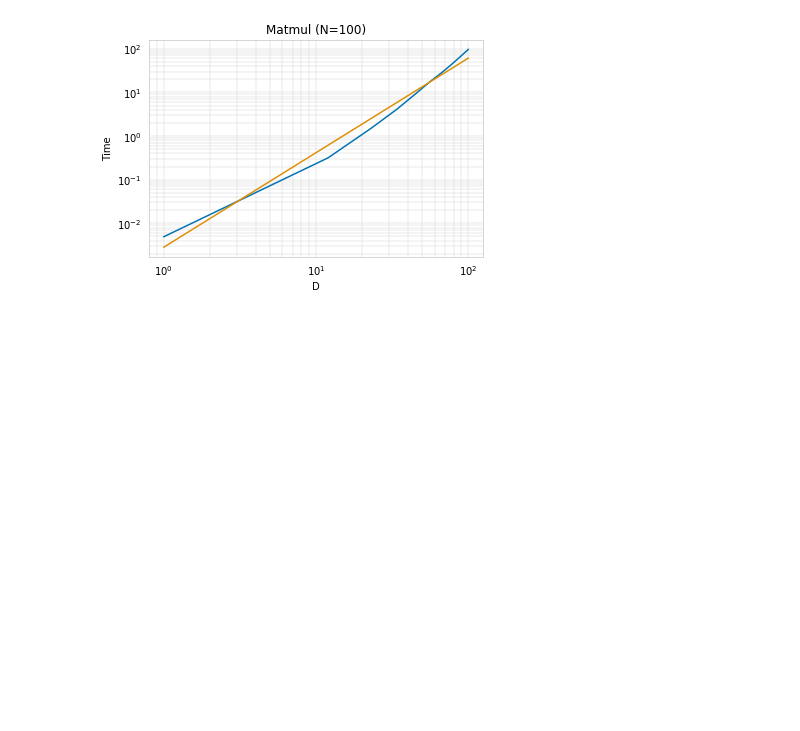
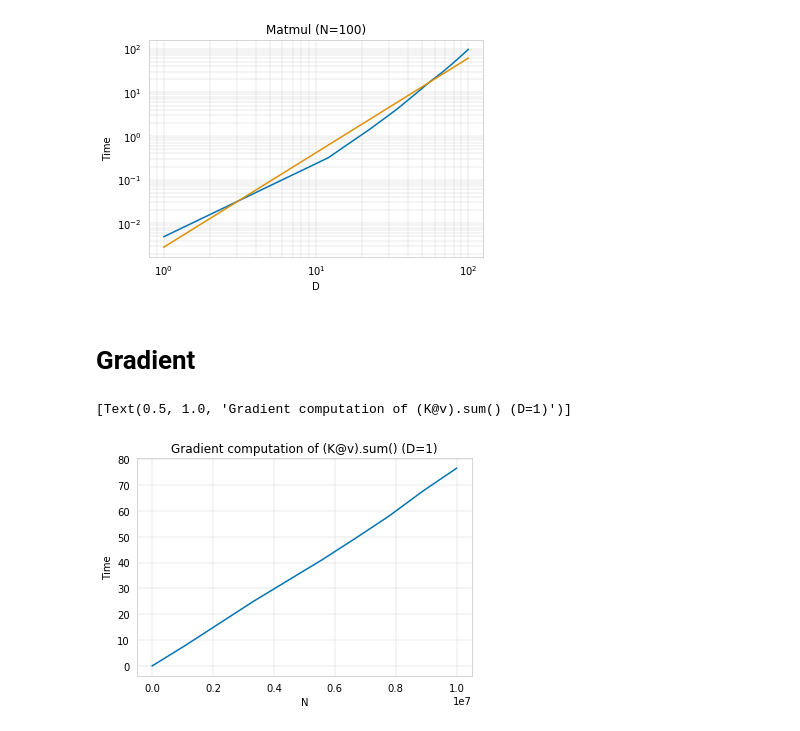
Before and after one commit to activatedgeek/simplex-gp, a Jupyter notebook: asymptotics.ipynb, the cells around one changed output. Saved outputs shown, nothing was run; the diff lists cells and outputs as text; code cells hidden in the pictures; blank space fills up the shorter version.

Commit message:
Add gradient timing to notebook

```diff
--- a/asymptotics.ipynb
+++ b/asymptotics.ipynb
@@ -71,3 +72,28 @@ Coefficients:
  [2.16483509]
 [<matplotlib.lines.Line2D at 0x...>]
 [figure]
+# %% [markdown]
+# Gradient
+# %%
+import timeit
+
+N_vary = []
+for N in N_vals:
+    D = 1
+    x = torch.randn(N, D, requires_grad=True)
+    K = BilateralKernel()(x)
+    v = torch.randn(N, 1, requires_grad=True)
+    sum = (K @ v).sum()
+    def gradient():
+        torch.autograd.grad(sum, [x, v], retain_graph=True)
+        x.grad = None
+        v.grad = None
+        return
+    time = timeit.timeit(gradient, number=10)
+
+    N_vary.append([N, D, time])
+
+    del x
+    del K
+    del v
+    del gradient
@@ -73,0 +123,11 @@ Coefficients:
+# %%
+import pandas as pd
+N_vary = pd.DataFrame(N_vary, columns=["N", "D", "Time"])
+D_vary = pd.DataFrame(D_vary, columns=["N", "D", "Time"])
+# %%
+import seaborn as sns
+ax = sns.lineplot(data=N_vary, x="N", y="Time")
+ax.set(title="Gradient computation of (K@v).sum() (D=1)")
+# %% [output]
+[Text(0.5, 1.0, 'Gradient computation of (K@v).sum() (D=1)')]
+[figure, added]
```
Also changed, not shown: parts of 6 cells of this notebook.
